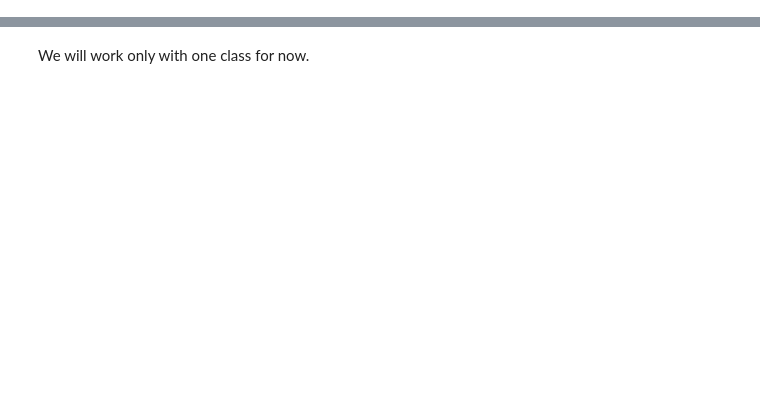
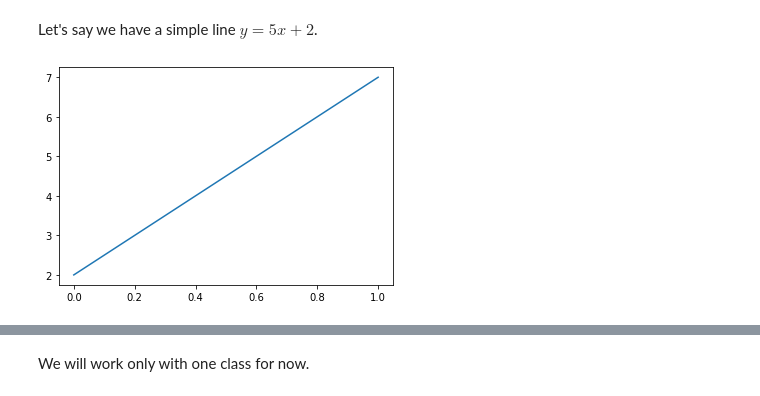
Before and after one commit to trokas/ai_primer, a Jupyter notebook: DNN.ipynb, the cells around one changed output, grey strips where cells are left out. Drawn from its saved outputs; the diff is of its cells as text; code cells hidden in the pictures; blank space fills up the shorter version.

```diff
--- a/DNN.ipynb
+++ b/DNN.ipynb
@@ -0,0 +18,10 @@
+# %% [markdown]
+Let's say we have a simple line $y=5x+2$.
+# %%
+X = np.linspace(0, 1, 100)
+y = 5 * X + 2
+
+plt.plot(X, y)
+plt.show()
+# %% [output]
+[figure, added]
```
Also changed, not shown: parts of 33 cells of this notebook, 5 other files.
